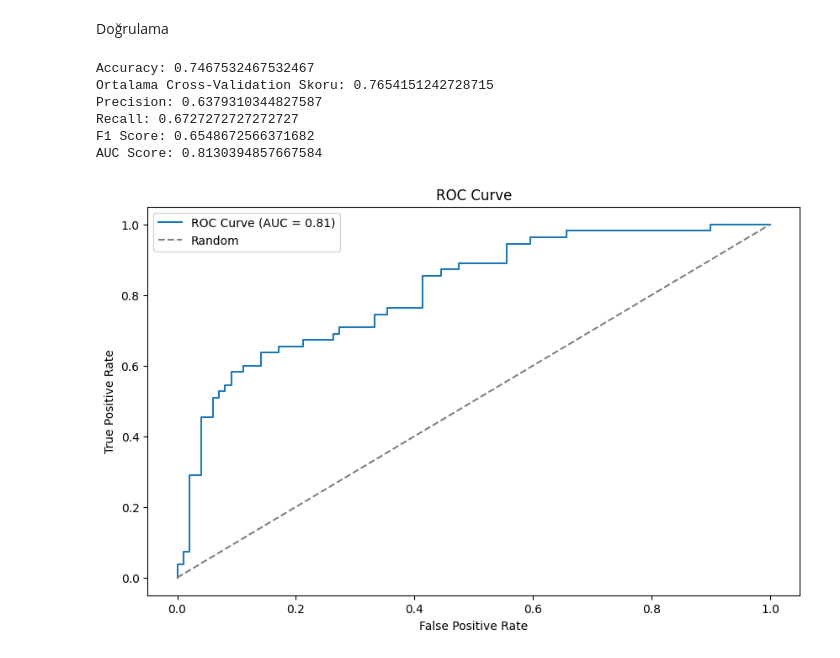
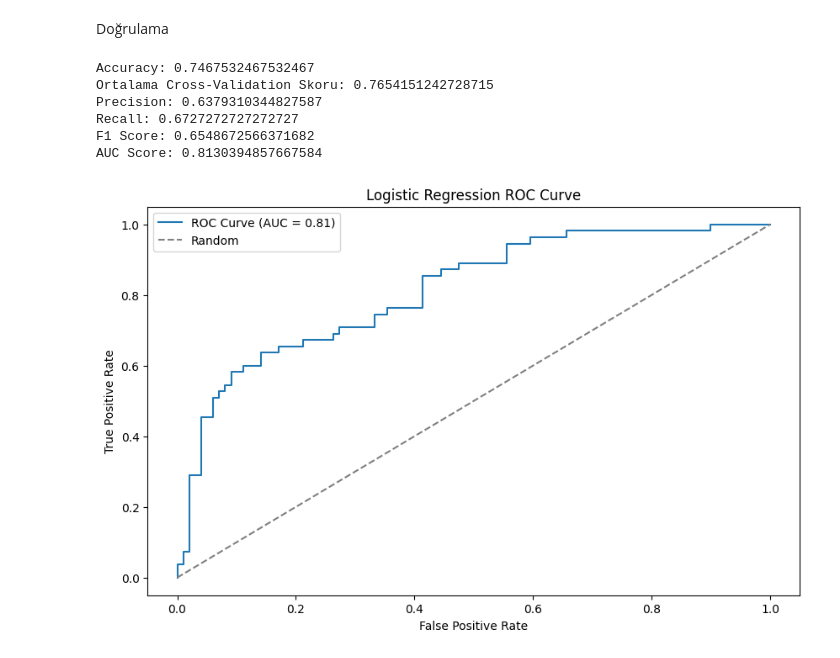
Before and after one commit to khvci/diabetes-prediction-ml, a Jupyter notebook: logistic_regression.ipynb, the cells around one changed output. Saved outputs shown, nothing was run; the diff lists cells and outputs as text; code cells hidden in the pictures.

Commit message:
update roc curve table title

```diff
--- a/logistic_regression.ipynb
+++ b/logistic_regression.ipynb
@@ -80,32 +80,32 @@ print('Precision:', precision)
 # Duyarlılık (Recall) ölçütü
 recall = recall_score(y_test, y_pred)
 print('Recall:', recall)
 
 # F1 puanı ölçütü
 f1 = f1_score(y_test, y_pred)
 print('F1 Score:', f1)
 
 # ROC eğrisi ve AUC değeri
 y_probs = model.predict_proba(X_test)[:, 1]
 fpr, tpr, thresholds = roc_curve(y_test, y_probs)
 roc_auc = roc_auc_score(y_test, y_probs)
 
 print('AUC Score:', roc_auc)
 
 # ROC eğrisini çiz
 plt.figure(figsize=(10, 6))
 plt.plot(fpr, tpr, label='ROC Curve (AUC = {:.2f})'.format(roc_auc))
 plt.plot([0, 1], [0, 1], linestyle='--', color='gray', label='Random')
 plt.xlabel('False Positive Rate')
 plt.ylabel('True Positive Rate')
-plt.title('ROC Curve')
+plt.title('Logistic Regression ROC Curve')
 plt.legend()
 plt.show()
 # %% [output]
 Accuracy: 0.7467532467532467
 Ortalama Cross-Validation Skoru: 0.7654151242728715
 Precision: 0.6379310344827587
 Recall: 0.6727272727272727
 F1 Score: 0.6548672566371682
 AUC Score: 0.8130394857667584
-[figure, old version]
+[figure, new version]
```
